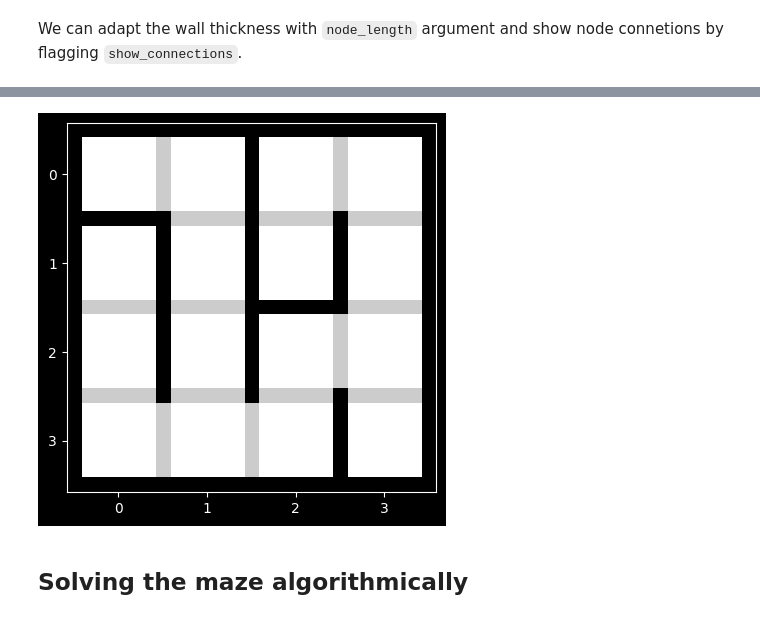
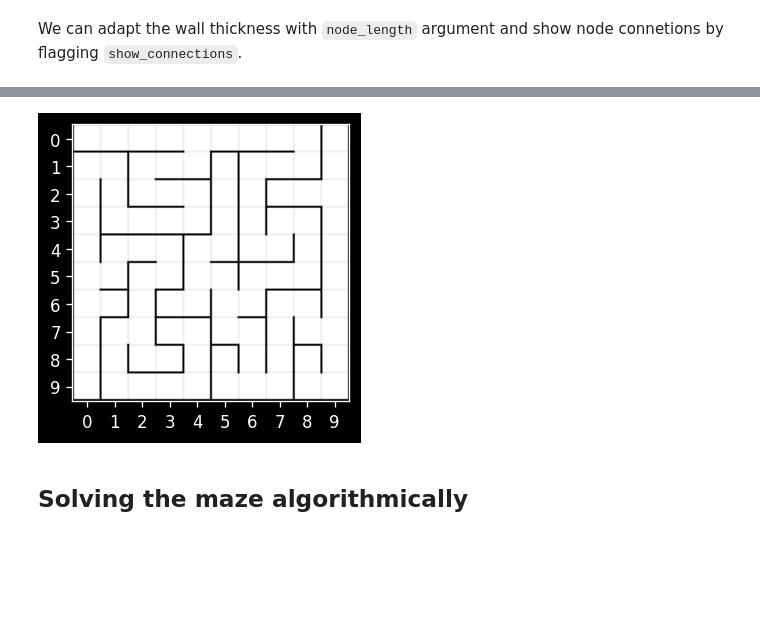
Before and after one commit to understanding-search/maze-transformer, a Jupyter notebook: notebooks/demo_latticemaze.ipynb, the cells around one changed output, grey strips where cells are left out. Drawn from its saved outputs; the diff is of its cells as text; code cells hidden in the pictures; blank space fills up the shorter version.

```diff
--- a/notebooks/demo_latticemaze.ipynb
+++ b/notebooks/demo_latticemaze.ipynb
@@ -22,7 +22,7 @@ The maze can be thought of as a grid of nodes, where an edge between nodes repre
 The following generates a 4x4 maze using depth-first search.
 # %%
 maze = LatticeMazeGenerators.gen_dfs(np.array([4,4]))
-
+maze2 = LatticeMazeGenerators.gen_dfs(np.array([10,10]))
 maze
 # %% [output]
 LatticeMaze(lattice_dim=2, connection_list=array([[[ True, False, False,  True],
@@ -134,16 +149,16 @@ We can adapt the wall thickness with `node_length` argument and show node connet
 # %%
 # Adjust wall thickness
-node_length = 6
+node_length = 14
 
 # Plot maze
-plt.imshow(maze.as_img(node_length=node_length, show_connections=True), cmap='gray')
+plt.imshow(maze2.as_img(node_length=node_length, show_connections=True), cmap='gray')
 
 # Plot labels
-tick_arr = np.arange(maze.grid_shape[0])
+tick_arr = np.arange(maze2.grid_shape[0])
 plt.xticks(node_length * (tick_arr + 0.5), tick_arr);
 plt.yticks(node_length * (tick_arr + 0.5), tick_arr);
 # %% [output]
-[figure, old version]
+[figure, new version]
 # %% [markdown]
 ## Solving the maze algorithmically
 # %% [markdown]
```
Also changed, not shown: parts of 3 cells of this notebook, 1 other file.
